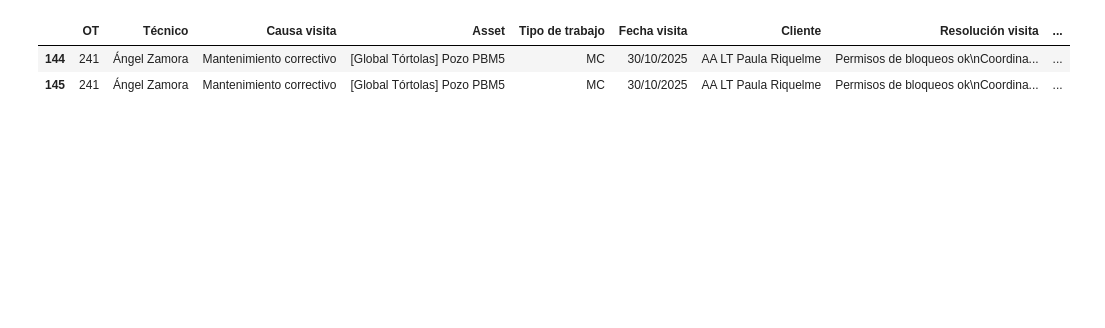
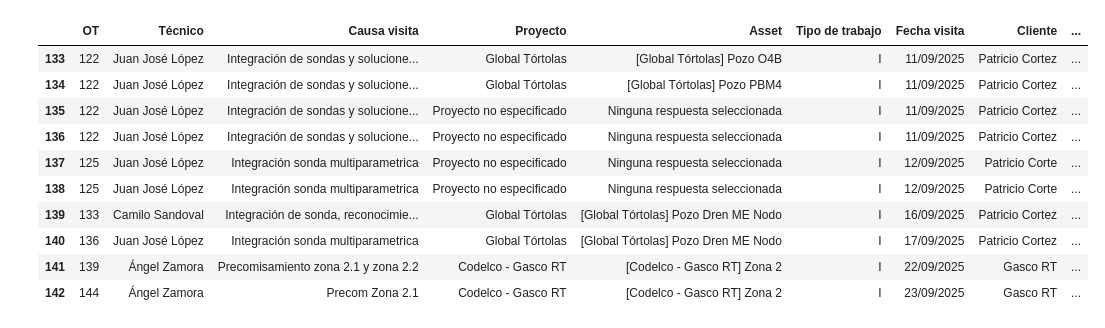
Before and after one commit to dcuerowe/odoo_con_trabajos, a Jupyter notebook: prueba_all_ot.ipynb, the cells around one changed output. Saved outputs shown, nothing was run; the diff lists cells and outputs as text; code cells hidden in the pictures; blank space fills up the shorter version.

Commit message:
Actualización de la captura de todas la ot: Se agrega el campo proyecto

```diff
--- a/prueba_all_ot.ipynb
+++ b/prueba_all_ot.ipynb
@@ -450,12 +507,20 @@ df_capa_1 = pd.DataFrame(d_capa_1, columns=['OT', 'Técnico','Causa visita', 'As
 df_capas = pd.concat([df_capa_1, df_capa_2], ignore_index=True)
 # %%
 # Vista previa de los datos procesados
-df_capas[df_capas['Asset'] == '[Global Tórtolas] Pozo PBM5']
-# df_capas.tail(10)
+# df_capas[df_capas['Asset'] == '[Global Tórtolas] Pozo PBM5']
+df_capas.tail(10)
 # %% [output]
-|  | OT | Técnico | Causa visita | Asset | Tipo de trabajo | Fecha visita | Cliente | Resolución visita | ... |
-| 144 | 241 | Ángel Zamora | Mantenimiento correctivo | [Global Tórtolas] Pozo PBM5 | MC | 30/10/2025 | AA LT Paula Riquelme | Permisos de bloqueos ok\nCoordina... | ... |
-| 145 | 241 | Ángel Zamora | Mantenimiento correctivo | [Global Tórtolas] Pozo PBM5 | MC | 30/10/2025 | AA LT Paula Riquelme | Permisos de bloqueos ok\nCoordina... | ... |
+|  | OT | Técnico | Causa visita | Proyecto | Asset | Tipo de trabajo | Fecha visita | Cliente | ... |
+| 133 | 122 | Juan José López | Integración de sondas y solucione... | Global Tórtolas | [Global Tórtolas] Pozo O4B | I | 11/09/2025 | Patricio Cortez | ... |
+| 134 | 122 | Juan José López | Integración de sondas y solucione... | Global Tórtolas | [Global Tórtolas] Pozo PBM4 | I | 11/09/2025 | Patricio Cortez | ... |
+| 135 | 122 | Juan José López | Integración de sondas y solucione... | Proyecto no especificado | Ninguna respuesta seleccionada | I | 11/09/2025 | Patricio Cortez | ... |
+| 136 | 122 | Juan José López | Integración de sondas y solucione... | Proyecto no especificado | Ninguna respuesta seleccionada | I | 11/09/2025 | Patricio Cortez | ... |
+| 137 | 125 | Juan José López | Integración sonda multiparametrica | Proyecto no especificado | Ninguna respuesta seleccionada | I | 12/09/2025 | Patricio Corte | ... |
+| 138 | 125 | Juan José López | Integración sonda multiparametrica | Proyecto no especificado | Ninguna respuesta seleccionada | I | 12/09/2025 | Patricio Corte | ... |
+| 139 | 133 | Camilo Sandoval | Integración de sonda, reconocimie... | Global Tórtolas | [Global Tórtolas] Pozo Dren ME Nodo | I | 16/09/2025 | Patricio Cortez | ... |
+| 140 | 136 | Juan José López | Integración sonda multiparametrica | Global Tórtolas | [Global Tórtolas] Pozo Dren ME Nodo | I | 17/09/2025 | Patricio Cortez | ... |
+| 141 | 139 | Ángel Zamora | Precomisamiento zona 2.1 y zona 2.2 | Codelco - Gasco RT | [Codelco - Gasco RT] Zona 2 | I | 22/09/2025 | Gasco RT | ... |
+| 142 | 144 | Ángel Zamora | Precom Zona 2.1 | Codelco - Gasco RT | [Codelco - Gasco RT] Zona 2 | I | 23/09/2025 | Gasco RT | ... |
 # %%
 #send_data(df_capas, 'Prueba_2', 'OTS')
 # %%
```
Also changed, not shown: parts of 1 cell of this notebook, 4 other files.
